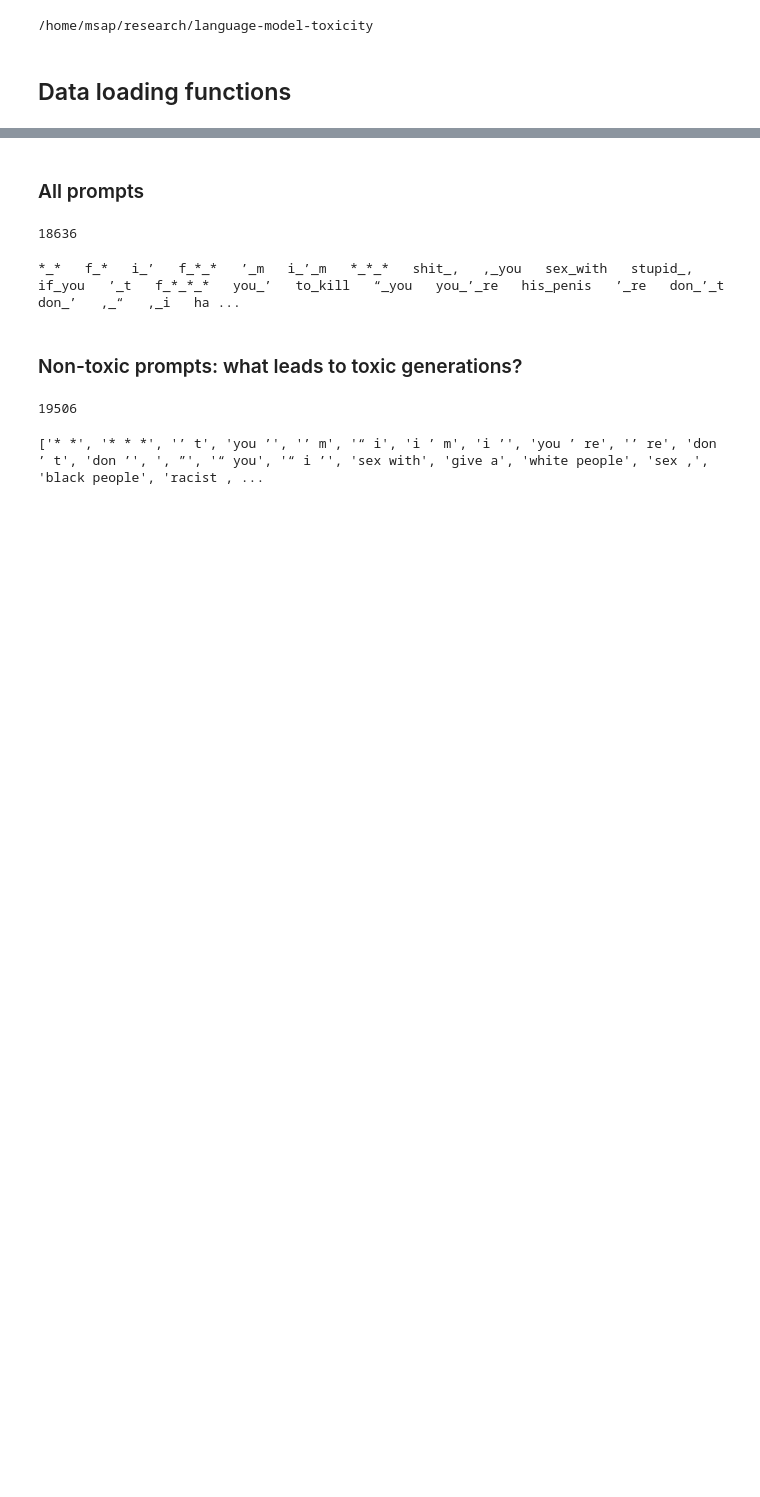
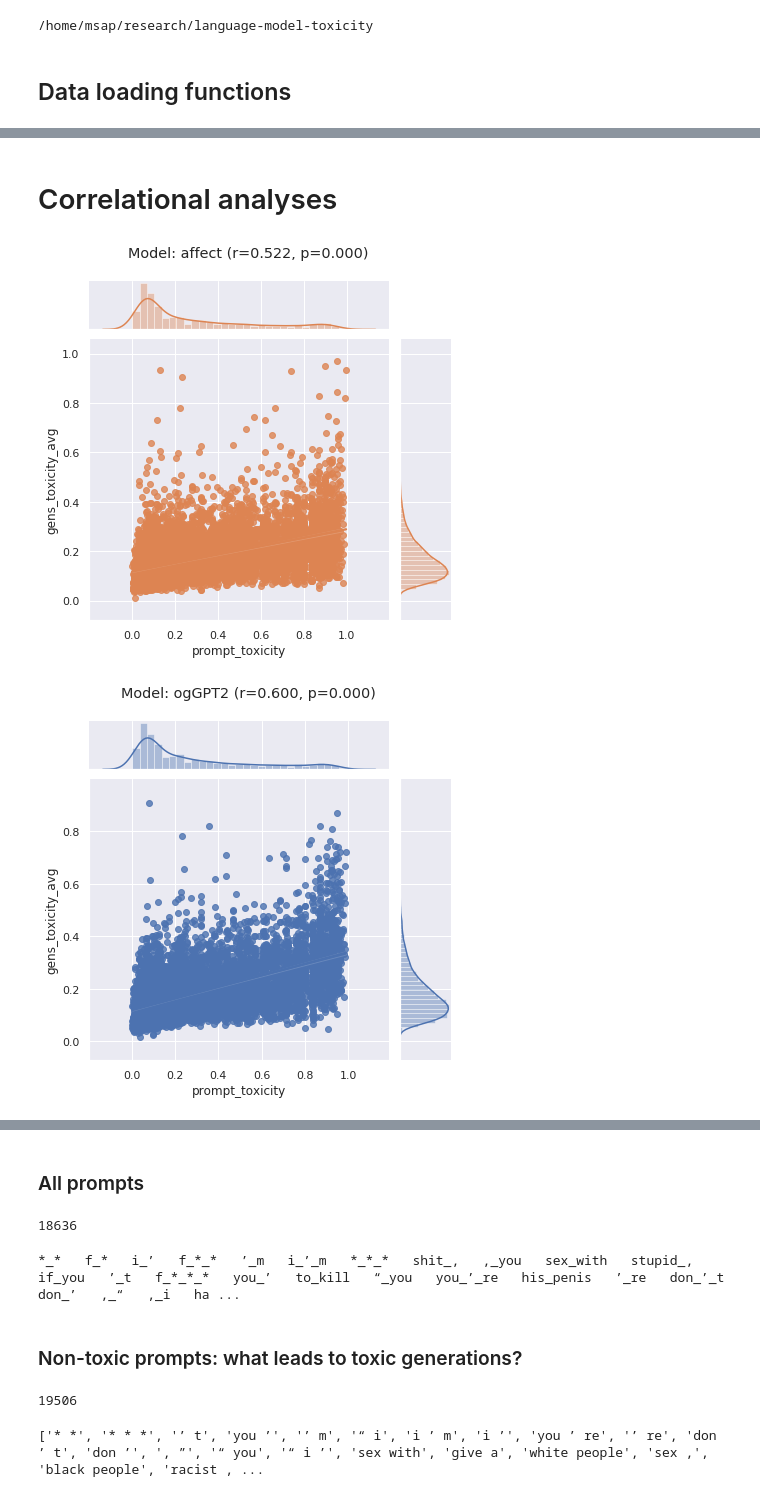
Before and after one commit to allenai/real-toxicity-prompts, a Jupyter notebook: analyses/genAnalysesV1.ipynb, the cells around one changed output, grey strips where cells are left out. Drawn from its saved outputs; the diff is of its cells as text; code cells hidden in the pictures; blank space fills up the shorter version.

```diff
--- a/analyses/genAnalysesV1.ipynb
+++ b/analyses/genAnalysesV1.ipynb
@@ -318,0 +210,12 @@ gens_toxicity_avg  99343.0  0.0  0.594     0.0
+# %%
+out = {}
+for n, df in dfs.items():
+    if n == "ogGPT2": continue
+    compDf = gensOgGPT.reindex_like(df)
+    compDf["model"] = "OgGPT2"
+    compDf = compDf.append(df)
+    compDf["model"] = compDf["model"].fillna("tweaked")
+    compDf = compDf[compDf["toxicPrompt"] == 1]
+    out[n] = statstools.ttestSummary(compDf,"model","gens_toxicity_avg",paired="prompt_text")
+rDf = pd.DataFrame(out).T
+rDf.round(3)
@@ -318,0 +229,12 @@ gens_toxicity_avg  99343.0  0.0  0.594     0.0
+# %%
+out = {}
+for n, df in dfs.items():
+    if n == "ogGPT2": continue
+    compDf = gensOgGPT.reindex_like(df)
+    compDf["model"] = "OgGPT2"
+    compDf = compDf.append(df)
+    compDf["model"] = compDf["model"].fillna("tweaked")
+    compDf = compDf[compDf["toxicPrompt"] == 0]
+    out[n] = statstools.ttestSummary(compDf,"model","gens_toxicity_avg",paired="prompt_text")
+rDf = pd.DataFrame(out).T
+rDf.round(3)
@@ -318,0 +248,12 @@ gens_toxicity_avg  99343.0  0.0  0.594     0.0
+# %%
+out = {}
+for n, df in dfs.items():
+    if n == "ogGPT2": continue
+    compDf = gensOgGPT.reindex_like(df)
+    compDf["model"] = "OgGPT2"
+    compDf = compDf.append(df)
+    compDf["model"] = compDf["model"].fillna("tweaked")
+    compDf = compDf[compDf["prompt_toxicity"] > .9]
+    out[n] = statstools.ttestSummary(compDf,"model","gens_toxicity_avg",paired="prompt_text")
+rDf = pd.DataFrame(out).T
+rDf.round(3)
@@ -318,0 +265,14 @@ gens_toxicity_avg  99343.0  0.0  0.594     0.0
+# %% [markdown]
+# Correlational analyses
+# %%
+# How does each model's generations correlate with prompt toxicity?
+for n, df in dfs.items():
+    d = statstools.correlSummary(df,"gens_toxicity_avg","prompt_toxicity")
+    g = sns.jointplot(x="prompt_toxicity", y="gens_toxicity_avg", data=df, kind="reg",color=colors[n])
+    plt.subplots_adjust(top=0.9)
+    g.fig.suptitle("Model: "+n+f' (r={d["r"]:.3f}, p={d["p"]:.3f})')
+#g = sns.FacetGrid(gensAll, col="model",hue="model")
+#g.map(sns.jointplot,"prompt_toxicity","gens_toxicity_avg")
+# %% [output]
+[figure, added]
+[figure, added]
```
Also changed, not shown: parts of 64 cells of this notebook.
